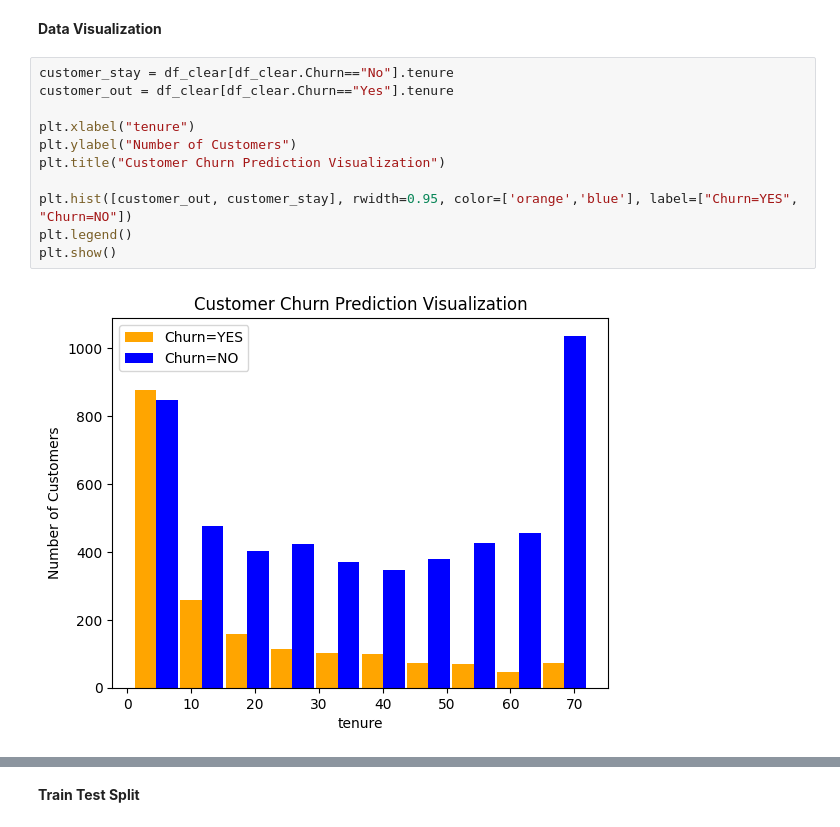
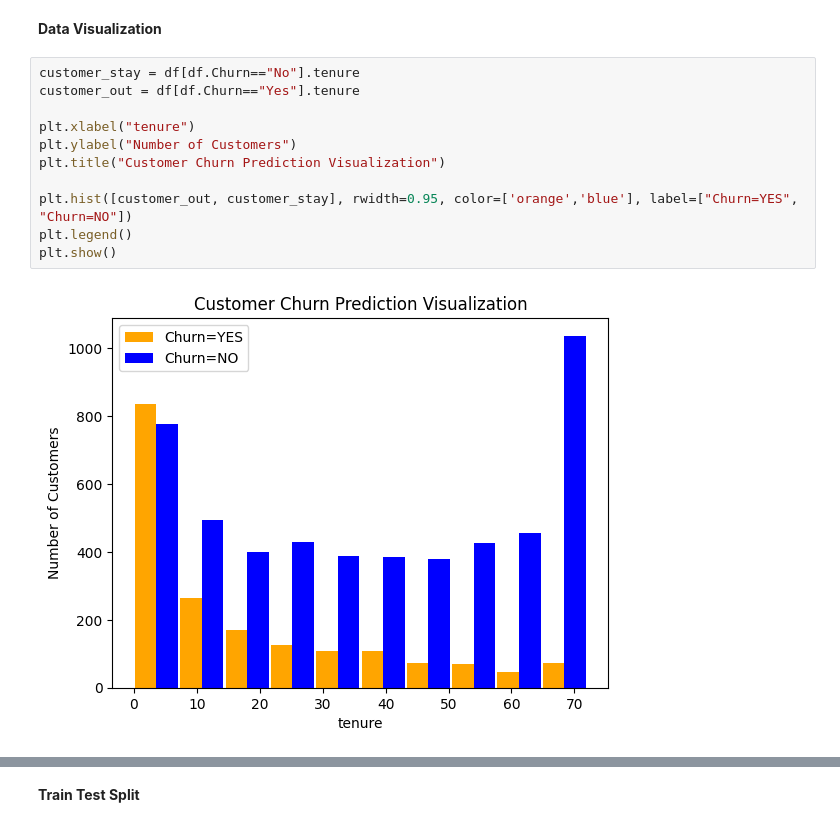
Before and after one commit to Greatreyhan/ANN_Customer_Churn, a Jupyter notebook: main.ipynb, the cells around one changed output, grey strips where cells are left out. Drawn from its saved outputs; the diff is of its cells as text.

```diff
--- a/main.ipynb
+++ b/main.ipynb
@@ -329,16 +329,16 @@ PaymentMethod_Mailed check : [0 1]
 # %% [markdown]
 **Data Visualization**
 # %%
-customer_stay = df_clear[df_clear.Churn=="No"].tenure
-customer_out = df_clear[df_clear.Churn=="Yes"].tenure
+customer_stay = df[df.Churn=="No"].tenure
+customer_out = df[df.Churn=="Yes"].tenure
 
 plt.xlabel("tenure")
 plt.ylabel("Number of Customers")
 plt.title("Customer Churn Prediction Visualization")
 
 plt.hist([customer_out, customer_stay], rwidth=0.95, color=['orange','blue'], label=["Churn=YES", "Churn=NO"])
 plt.legend()
 plt.show()
 # %% [output]
-[figure, old version]
+[figure, new version]
 # %%
```
Also changed, not shown: parts of 37 cells of this notebook.
